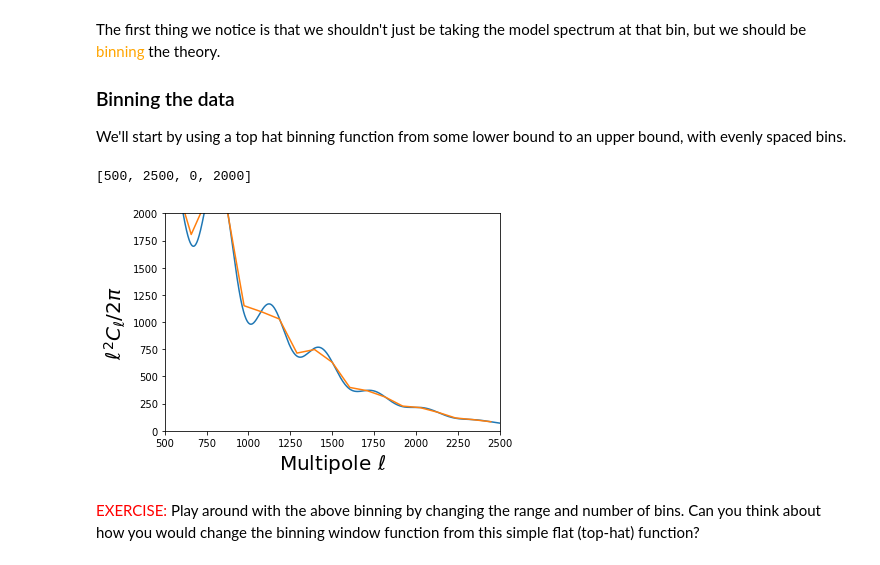
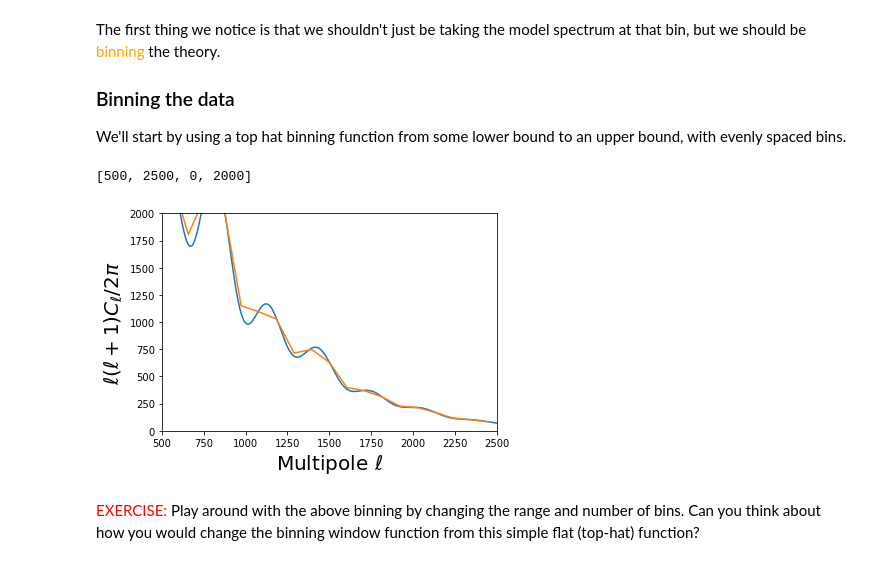
Before and after one commit to jeffmcm1977/CMBAnalysis_SummerSchool, a Jupyter notebook: CMB_ACT_Likelihood.ipynb, the cells around one changed output. Cells and saved outputs as stored; diff of their text form; code cells hidden in the pictures.

```diff
--- a/CMB_ACT_Likelihood.ipynb
+++ b/CMB_ACT_Likelihood.ipynb
@@ -138,32 +139,32 @@ We'll start by using a top hat binning function from some lower bound to an uppe
 # %%
 # Read in the ell values for the data
 low_bin = 500
 high_bin = 2500
 nbin = 20
 
 # First we need to make sure that the theory power spectra are in Cls and not Dl = l^2Cl/2pi
 dl_tt = CMBOutscale*totCL[:,0]
 cl_tt = 2*np.pi*CMBOutscale*totCL[:,0]/ls**2
 
 # now making a vector of binned ell and a placeholder vector of cls
 ellbin = np.linspace(low_bin,high_bin,nbin)
 ellmids = ellbin[0:-1]+ (ellbin[1:]-ellbin[0:-1])/2
 clttbin = 0*ellmids
 
 for c,ell in enumerate(ellbin[:-1]):
     inds = np.where((ls > ell)& (ls <= ellbin[c+1]))[0]
     clttbin[c] = np.mean(cl_tt[inds])
 
 # Now transform the Cl values back to Dl
 dlttbin = ellmids**2*clttbin/(2*np.pi)
 plt.plot(ls,dl_tt, label='unbinned')
 plt.plot(ellmids,dlttbin, label='binned')
 plt.xlabel(r'Multipole $\ell$', fontsize=20)
-plt.ylabel(r'$\ell^2C_\ell/2\pi$', fontsize=20)
+plt.ylabel(r'$\ell(\ell+1)C_\ell/2\pi$', fontsize=20)
 plt.axis([500,2500,0,2000])
 # %% [output]
 [500, 2500, 0, 2000]
-[figure, old version]
+[figure, new version]
 # %% [markdown]
 <font color='red'> EXERCISE: </font> Play around with the above binning by changing the range and number of bins. Can you think about how you would change the binning window function from this simple flat (top-hat) function?
 # %% [markdown]
```
Also changed, not shown: parts of 18 cells of this notebook.
